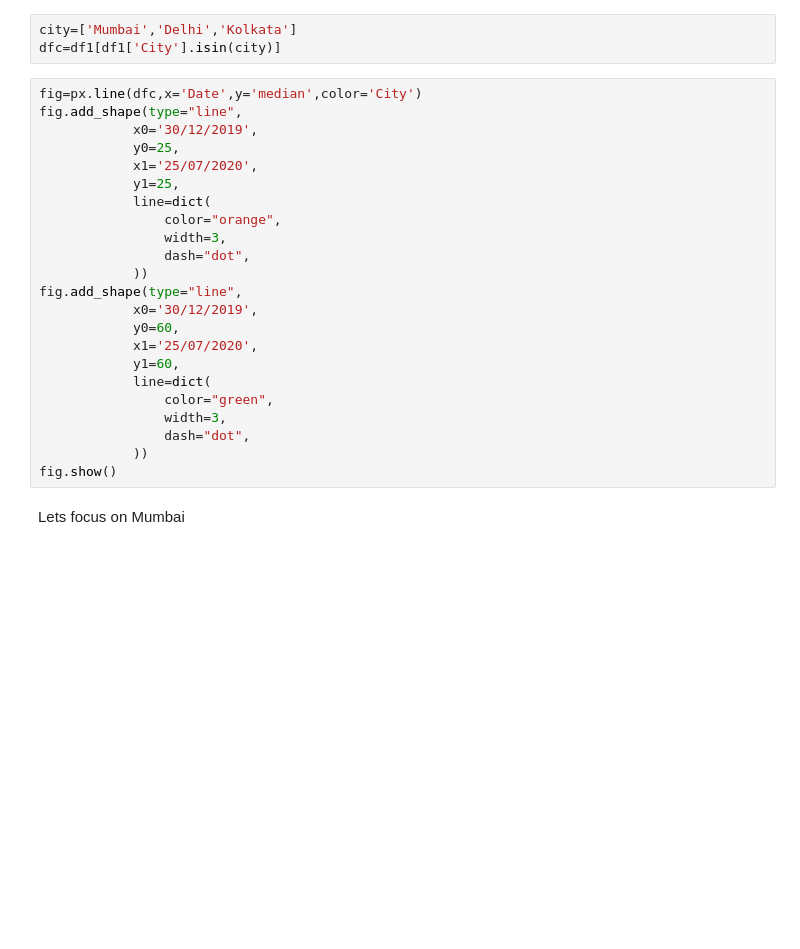
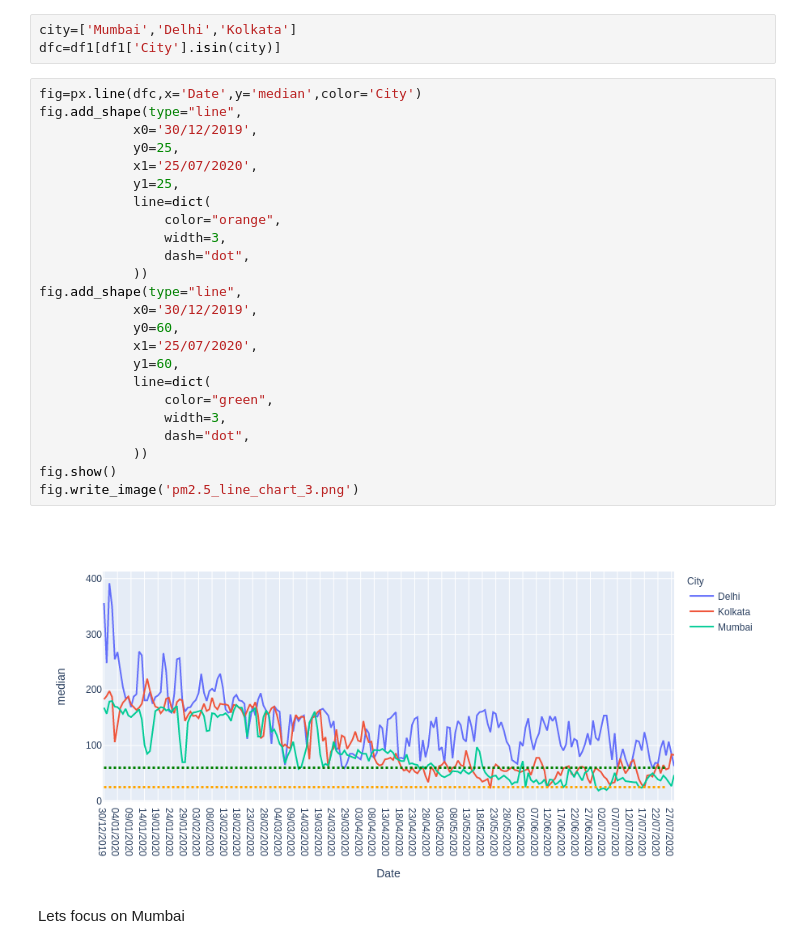
Before and after one commit to algoasylum/ExploringTheUnseen, a Jupyter notebook: code/Simpe line plots.ipynb, the cells around one changed output. Cells and saved outputs as stored; diff of their text form; blank space fills up the shorter version.

```diff
--- a/code/Simpe line plots.ipynb
+++ b/code/Simpe line plots.ipynb
@@ -75,26 +80,29 @@ dfc=df1[df1['City'].isin(city)]
 # %%
 fig=px.line(dfc,x='Date',y='median',color='City')
 fig.add_shape(type="line",
             x0='30/12/2019',
             y0=25,
             x1='25/07/2020',
             y1=25,
             line=dict(
                 color="orange",
                 width=3,
                 dash="dot",
             ))
 fig.add_shape(type="line",
             x0='30/12/2019',
             y0=60,
             x1='25/07/2020',
             y1=60,
             line=dict(
                 color="green",
                 width=3,
                 dash="dot",
             ))
 fig.show()
+fig.write_image('pm2.5_line_chart_3.png')
+# %% [output]
+[figure, added]
 # %% [markdown]
 Lets focus on Mumbai
 # %%
```
Also changed, not shown: parts of 6 cells of this notebook, 7 other files.
